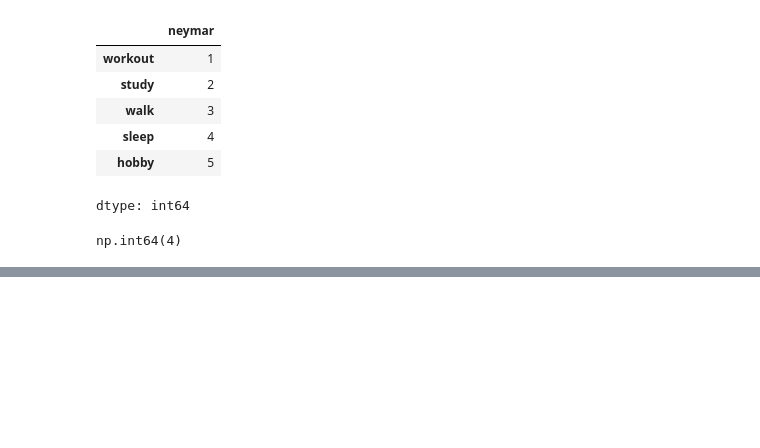
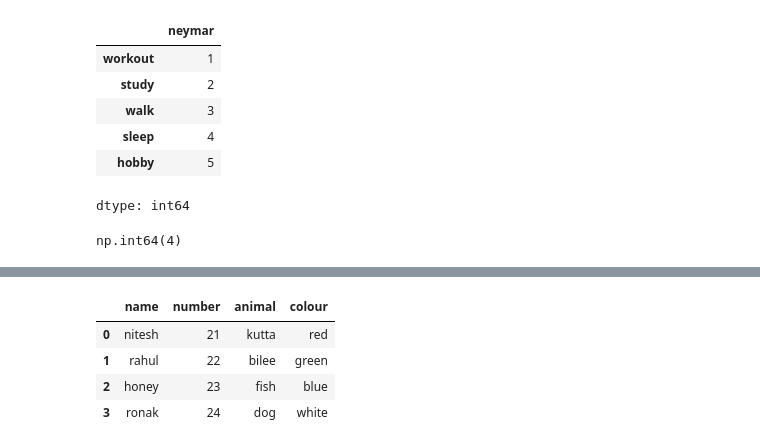
Before and after one commit to Niteshrai1328/project, a Jupyter notebook: Copy_of_Welcome_To_Colab.ipynb, the cells around one changed output, grey strips where cells are left out. Drawn from its saved outputs; the diff is of its cells as text; code cells hidden in the pictures; blank space fills up the shorter version.

```diff
--- a/Copy_of_Welcome_To_Colab.ipynb
+++ b/Copy_of_Welcome_To_Colab.ipynb
@@ -296,0 +407,9 @@ details={
+# %%
+df["number"]=df["number"]+10
+df
+# %% [output]
+|  | name | number | animal | colour |
+| 0 | nitesh | 21 | kutta | red |
+| 1 | rahul | 22 | bilee | green |
+| 2 | honey | 23 | fish | blue |
+| 3 | ronak | 24 | dog | white |
```
Also changed, not shown: parts of 14 cells of this notebook.
